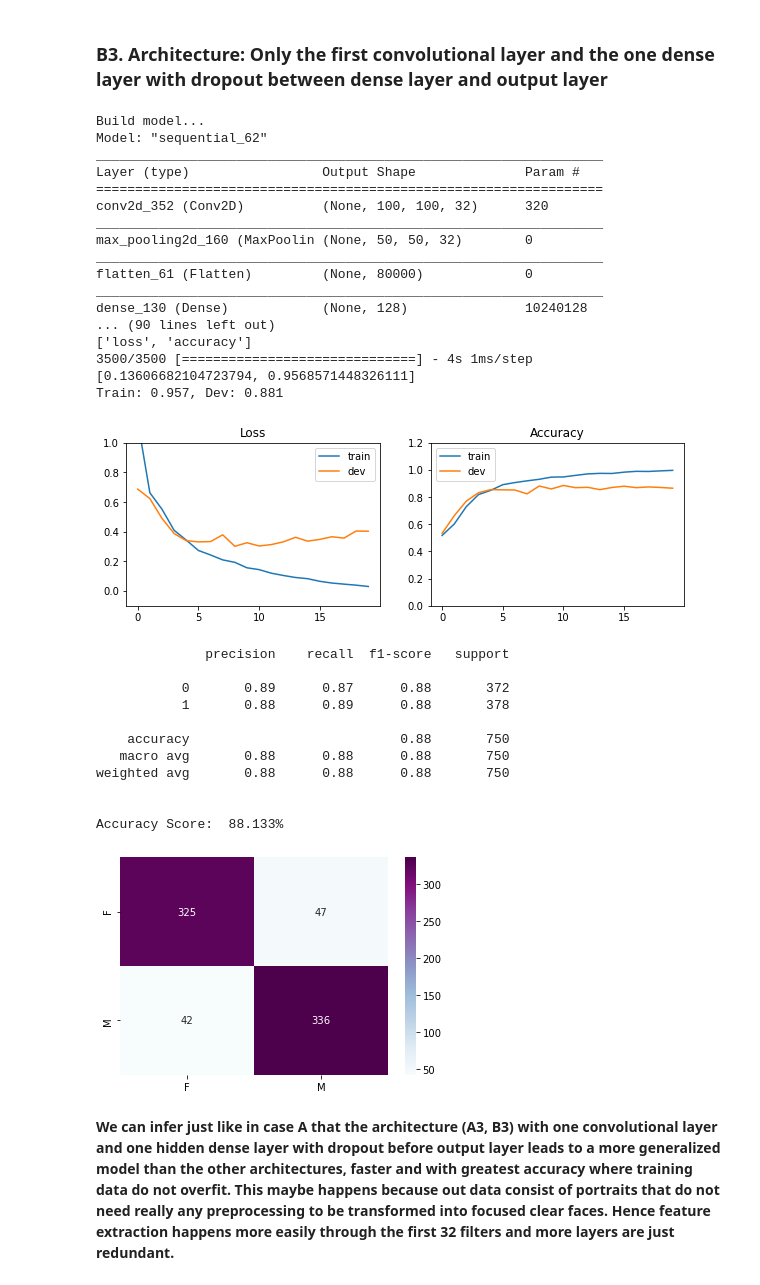
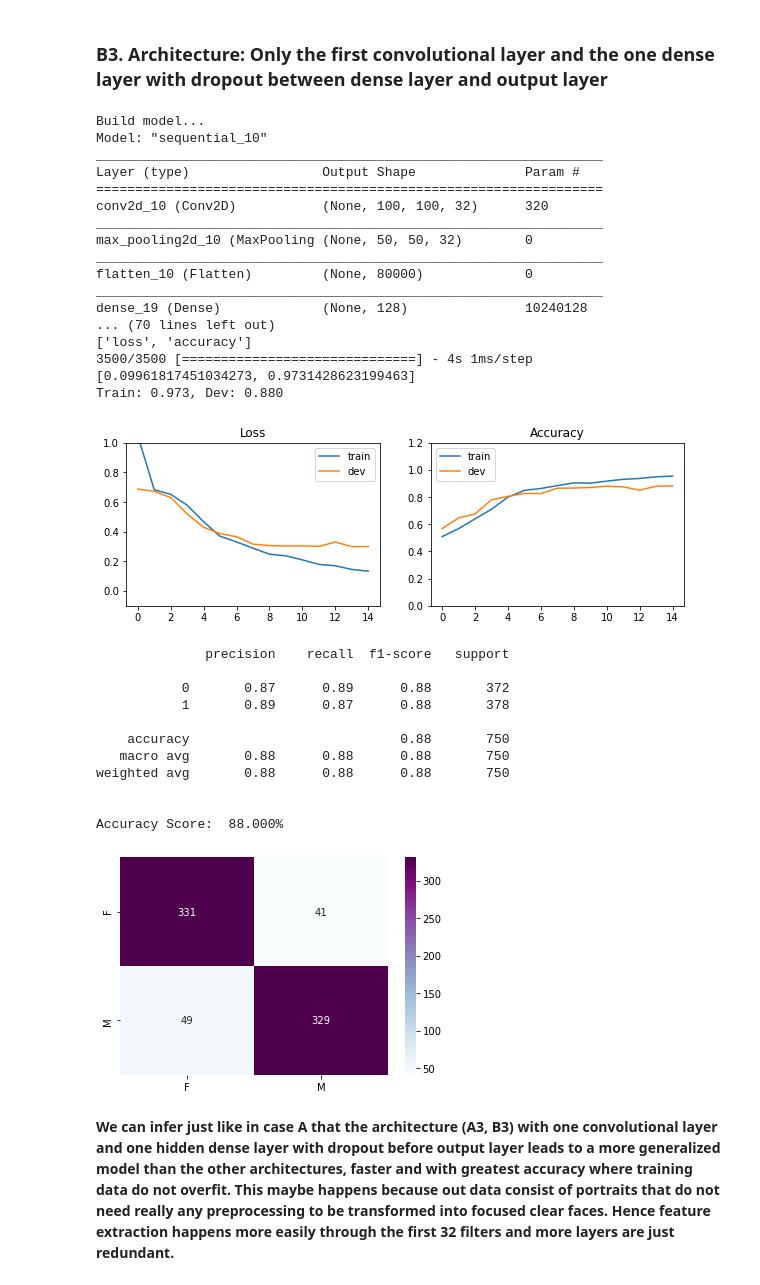
Before and after one commit to xeniakal/AMLS_20-21_SN20159465, a Jupyter notebook: A2/SmileDetection.ipynb, the cells around one changed output. Cells and saved outputs as stored; diff of their text form; code cells hidden in the pictures.

```diff
--- a/A2/SmileDetection.ipynb
+++ b/A2/SmileDetection.ipynb
@@ -1139,56 +1115,56 @@ Accuracy Score:  86.400%
 #Conv(x32),Pool-Dense(128),Dropout
 
 BATCH_SIZE = 100
-EPOCHS = 20
+EPOCHS = 15
 dim = 1
 
 #create checkpoint to store the best fitted weights
 checkpoint_filepath = 'weights.best.modelB3.hdf5'
 checkpointer = ModelCheckpoint(filepath=checkpoint_filepath,
                                verbose=1, save_best_only=True)
 
 #Architecture: remove dropouts between convolutional layers and 1st dense layer, Add dropout between dense layer and output layer
 opt = keras.optimizers.Adam() #Adagrad() #SGD(lr=0.01, momentum=0.9, decay=0.01)
 
 start_time = time.time()
 model, history, y_pred = cnn(IMG_HEIGHT, IMG_WIDTH, BATCH_SIZE, EPOCHS, opt, X_train_r_g_d, y_train_r_g, X_dev_r_g_d, y_dev_r_g, dim,checkpointer,checkpoint_filepath)
 runtime_B3 = time.time()-start_time
 print(model.metrics_names)
 print(model.evaluate(X_train_r_g_d, y_train_r_g))
 acc_B3 = evaluate_and_plot(model, history, X_train_r_g_d, y_train_r_g, X_dev_r_g_d, y_dev_r_g, y_pred)
 
 model.save('best.modelB3.h5')
 # %% [output]
 Build model...
-Model: "sequential_62"
+Model: "sequential_10"
 _________________________________________________________________
 Layer (type)                 Output Shape              Param #
 =================================================================
-conv2d_352 (Conv2D)          (None, 100, 100, 32)      320
+conv2d_10 (Conv2D)           (None, 100, 100, 32)      320
 _________________________________________________________________
-max_pooling2d_160 (MaxPoolin (None, 50, 50, 32)        0
+max_pooling2d_10 (MaxPooling (None, 50, 50, 32)        0
 _________________________________________________________________
-flatten_61 (Flatten)         (None, 80000)             0
+flatten_10 (Flatten)         (None, 80000)             0
 _________________________________________________________________
-dense_130 (Dense)            (None, 128)               10240128
-... (90 lines left out)
+dense_19 (Dense)             (None, 128)               10240128
+... (70 lines left out)
 ['loss', 'accuracy']
 3500/3500 [==============================] - 4s 1ms/step
-[0.13606682104723794, 0.9568571448326111]
-Train: 0.957, Dev: 0.881
+[0.09961817451034273, 0.9731428623199463]
+Train: 0.973, Dev: 0.880
-[figure, old version]
+[figure, new version]
               precision    recall  f1-score   support
 
-           0       0.89      0.87      0.88       372
-           1       0.88      0.89      0.88       378
+           0       0.87      0.89      0.88       372
+           1       0.89      0.87      0.88       378
 
     accuracy                           0.88       750
    macro avg       0.88      0.88      0.88       750
 weighted avg       0.88      0.88      0.88       750
 
 
-Accuracy Score:  88.133%
+Accuracy Score:  88.000%
-[figure, old version]
+[figure, new version]
 # %% [markdown]
 **We can infer just like in case A that the architecture (A3, B3) with one convolutional layer and one hidden dense layer with dropout before output layer leads to a more generalized model than the other architectures, faster and with greatest accuracy where training data do not overfit. This maybe happens because out data consist of portraits that do not need really any preprocessing to be transformed into focused clear faces. Hence feature extraction happens more easily through the first 32 filters and more layers are just redundant.**
 # %% [markdown]
```
Also changed, not shown: parts of 28 cells of this notebook, 1 other file.
